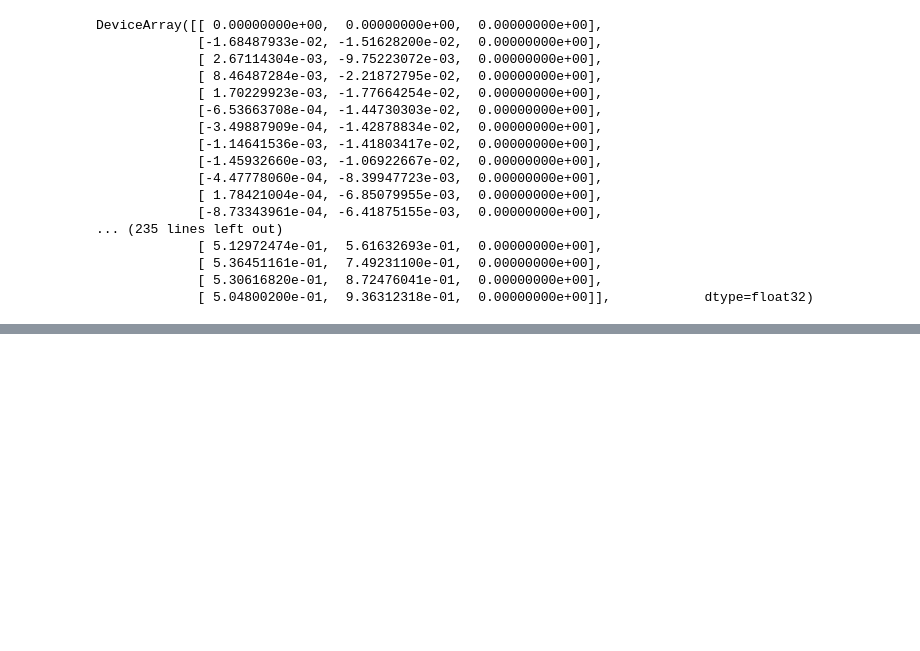
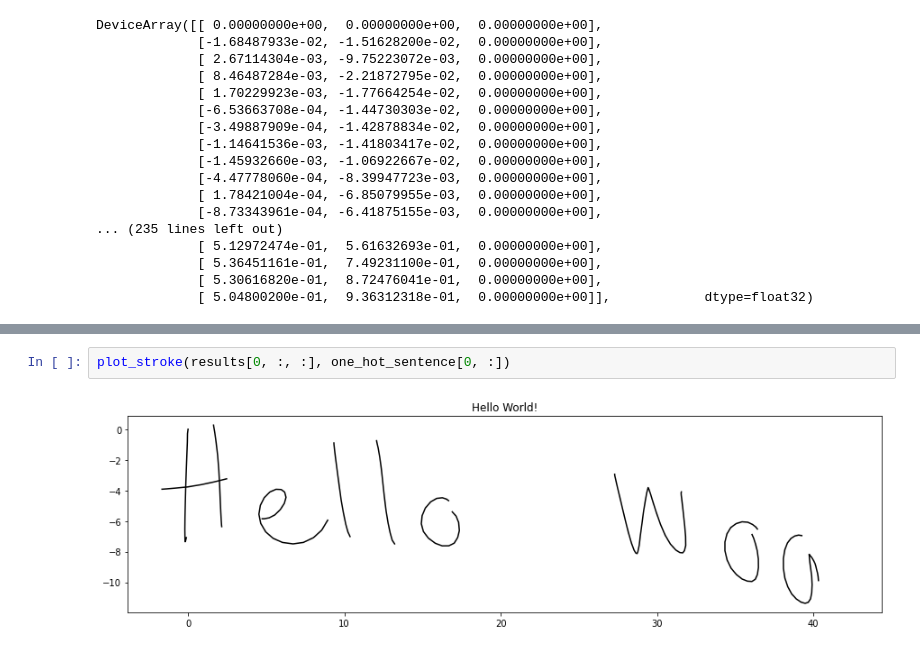
Before and after one commit to dcbrien/More-than-meets-the-eye---Transformers-that-write, a Jupyter notebook: Writing-Transformer.ipynb, the cells around one changed output, grey strips where cells are left out. Saved outputs shown, nothing was run; the diff lists cells and outputs as text; blank space fills up the shorter version.

```diff
--- a/Writing-Transformer.ipynb
+++ b/Writing-Transformer.ipynb
@@ -1117,0 +1118,4 @@ plot_stroke(results[0, :500, :], one_hot_sentence[0, :])
+# %%
+plot_stroke(results[0, :, :], one_hot_sentence[0, :])
+# %% [output]
+[figure, added]
```
Also changed, not shown: parts of 10 cells of this notebook, 1 other file.
